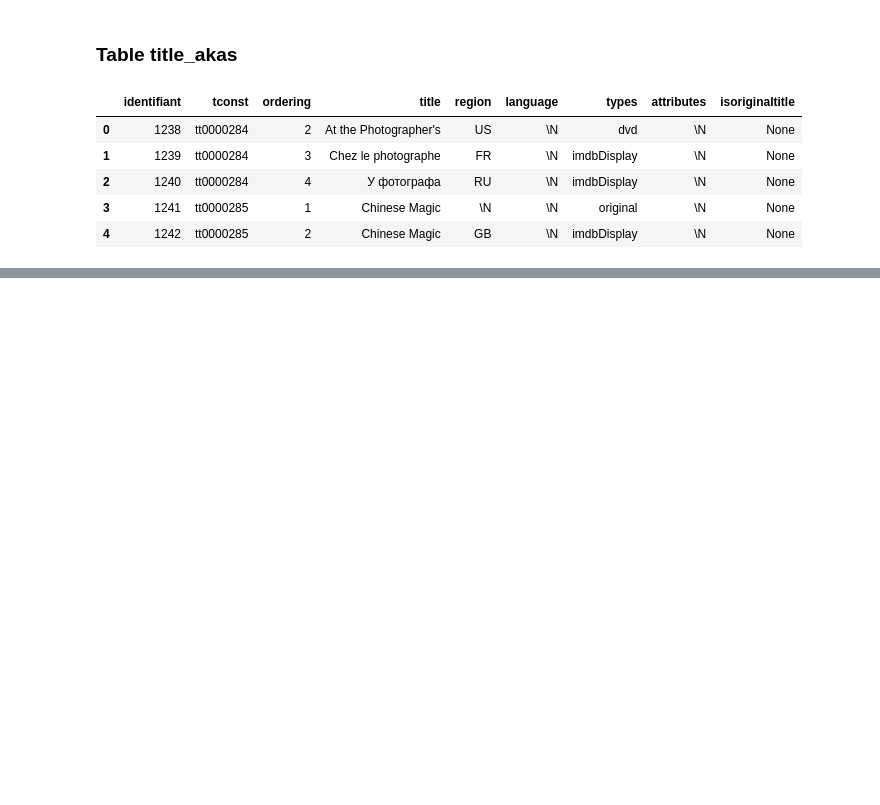
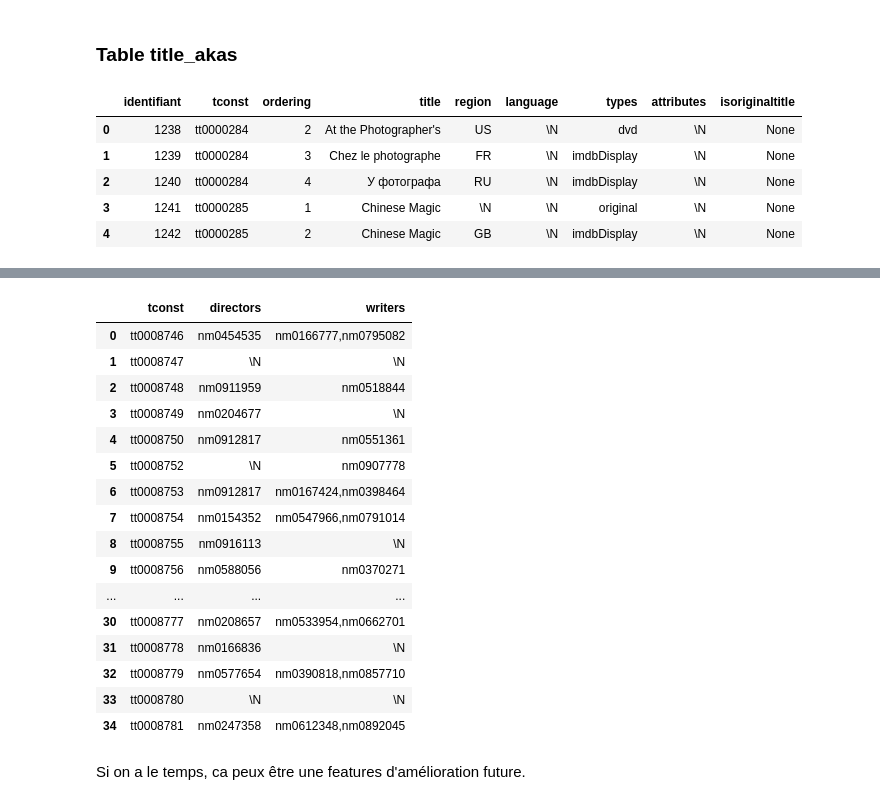
Before and after one commit to MelodyDuplaix/Netfloox_g0_JohnBondouxDuplaix, a Jupyter notebook: analyse.ipynb, the cells around one changed output, grey strips where cells are left out. Saved outputs shown, nothing was run; the diff lists cells and outputs as text; code cells hidden in the pictures; blank space fills up the shorter version.

```diff
--- a/analyse.ipynb
+++ b/analyse.ipynb
@@ -257,0 +408,6 @@ SELECT tb.tconst, tb.primarytitle, COUNT(ta.region)
+# %%
+query = f"SELECT * FROM sebastien.title_crew LIMIT 10000;"
+with engine.connect() as conn, conn.begin():
+    df_crew = pd.read_sql_query(query, engine)
+
+df_crew.head()
@@ -257,0 +421,22 @@ SELECT tb.tconst, tb.primarytitle, COUNT(ta.region)
+# %%
+df_crew.head(35)
+# %% [output]
+|  | tconst | directors | writers |
+| 0 | tt0008746 | nm0454535 | nm0166777,nm0795082 |
+| 1 | tt0008747 | \N | \N |
+| 2 | tt0008748 | nm0911959 | nm0518844 |
+| 3 | tt0008749 | nm0204677 | \N |
+| 4 | tt0008750 | nm0912817 | nm0551361 |
+| 5 | tt0008752 | \N | nm0907778 |
+| 6 | tt0008753 | nm0912817 | nm0167424,nm0398464 |
+| 7 | tt0008754 | nm0154352 | nm0547966,nm0791014 |
+| 8 | tt0008755 | nm0916113 | \N |
+| 9 | tt0008756 | nm0588056 | nm0370271 |
+| ... | ... | ... | ... |
+| 30 | tt0008777 | nm0208657 | nm0533954,nm0662701 |
+| 31 | tt0008778 | nm0166836 | \N |
+| 32 | tt0008779 | nm0577654 | nm0390818,nm0857710 |
+| 33 | tt0008780 | \N | \N |
+| 34 | tt0008781 | nm0247358 | nm0612348,nm0892045 |
+# %% [markdown]
+Si on a le temps, ca peux être une features d'amélioration future.
```
Also changed, not shown: parts of 16 cells of this notebook.
